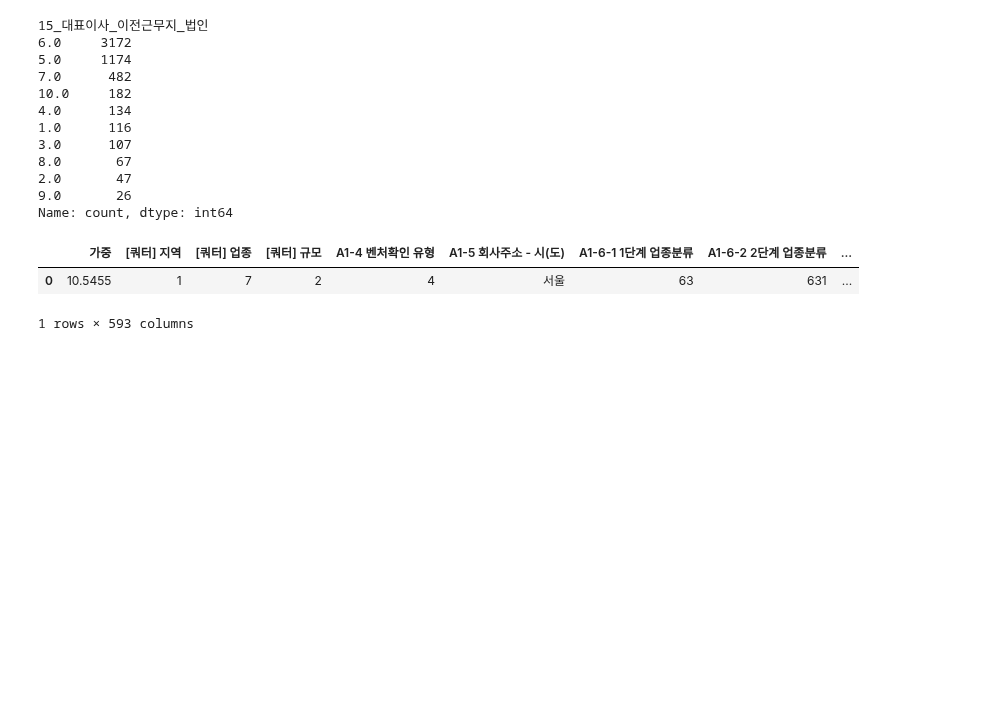
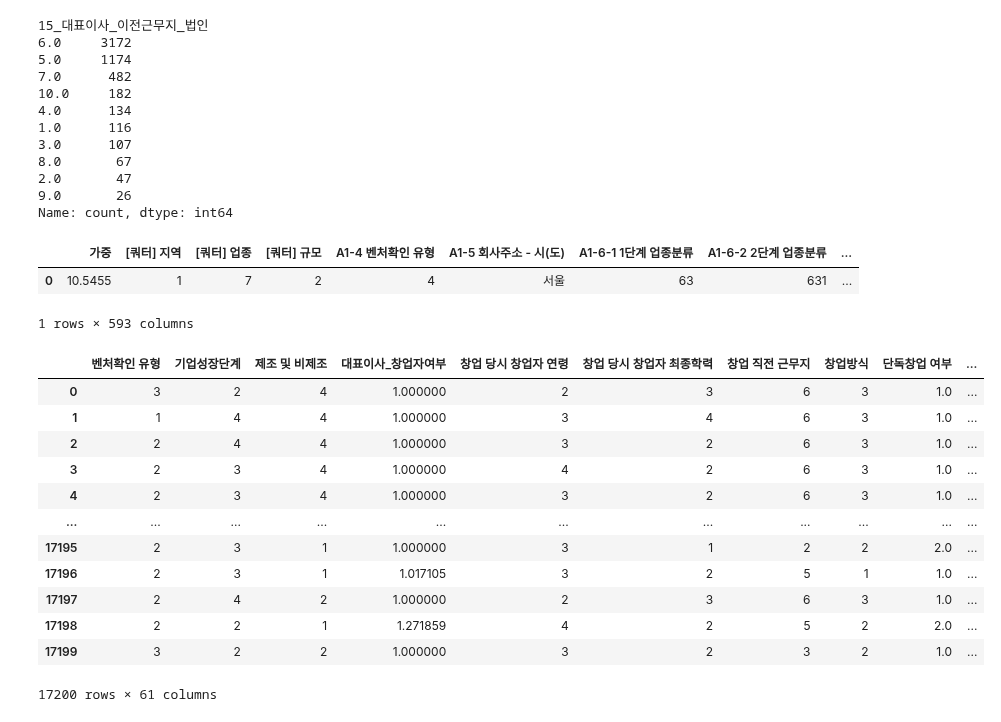
Before and after one commit to shoni0325/Project_1, a Jupyter notebook: code/testcode/test1.ipynb, the cells around one changed output. Drawn from its saved outputs; the diff is of its cells as text; code cells hidden in the pictures; blank space fills up the shorter version.

```diff
--- a/code/testcode/test1.ipynb
+++ b/code/testcode/test1.ipynb
@@ -1029,3 +1029,20 @@ df = pd.read_csv('../../data/pre_/data.csv')
 # df.to_csv('totaldata.csv', encoding='euc-kr')
 # %%
 df = pd.read_csv('../../data/pre_/data161718.csv')
+# %%
+df = pd.read_csv('../../data/완성data/oversampled_data_최종/mmscaled_data.csv')
+df
+# %% [output]
+|  | 벤처확인 유형 | 기업성장단계 | 제조 및 비제조 | 대표이사_창업자여부 | 창업 당시 창업자 연령 | 창업 당시 창업자 최종학력 | 창업 직전 근무지 | 창업방식 | 단독창업 여부 | ... |
+| 0 | 3 | 2 | 4 | 1.000000 | 2 | 3 | 6 | 3 | 1.0 | ... |
+| 1 | 1 | 4 | 4 | 1.000000 | 3 | 4 | 6 | 3 | 1.0 | ... |
+| 2 | 2 | 4 | 4 | 1.000000 | 3 | 2 | 6 | 3 | 1.0 | ... |
+| 3 | 2 | 3 | 4 | 1.000000 | 4 | 2 | 6 | 3 | 1.0 | ... |
+| 4 | 2 | 3 | 4 | 1.000000 | 3 | 2 | 6 | 3 | 1.0 | ... |
+| ... | ... | ... | ... | ... | ... | ... | ... | ... | ... | ... |
+| 17195 | 2 | 3 | 1 | 1.000000 | 3 | 1 | 2 | 2 | 2.0 | ... |
+| 17196 | 2 | 3 | 1 | 1.017105 | 3 | 2 | 5 | 1 | 1.0 | ... |
+| 17197 | 2 | 4 | 2 | 1.000000 | 2 | 3 | 6 | 3 | 1.0 | ... |
+| 17198 | 2 | 2 | 1 | 1.271859 | 4 | 2 | 5 | 2 | 2.0 | ... |
+| 17199 | 3 | 2 | 2 | 1.000000 | 3 | 2 | 3 | 2 | 1.0 | ... |
+17200 rows × 61 columns
```
Also changed, not shown: parts of 1 cell of this notebook, 10 other files.
